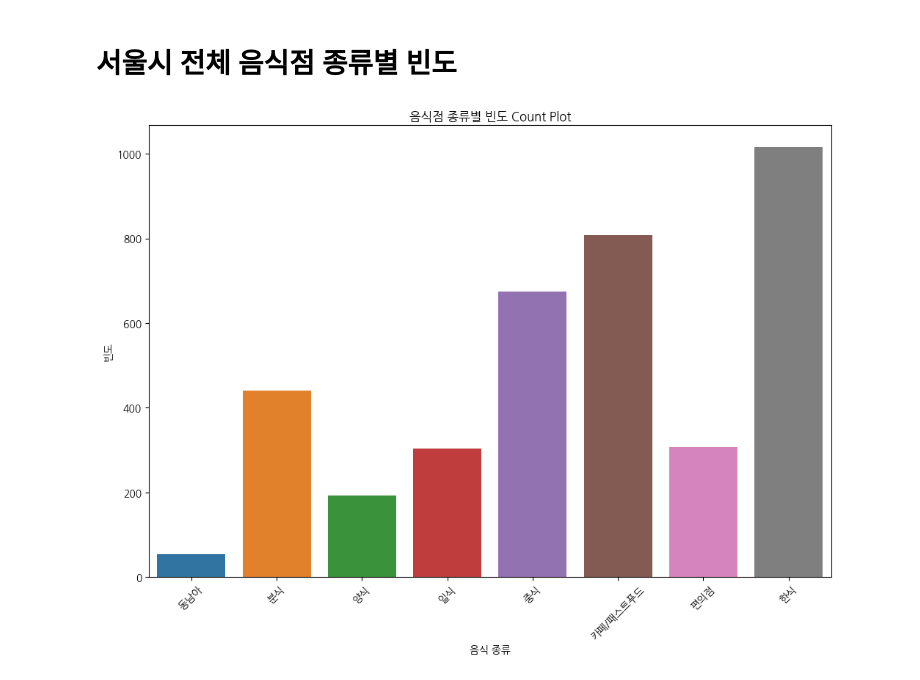
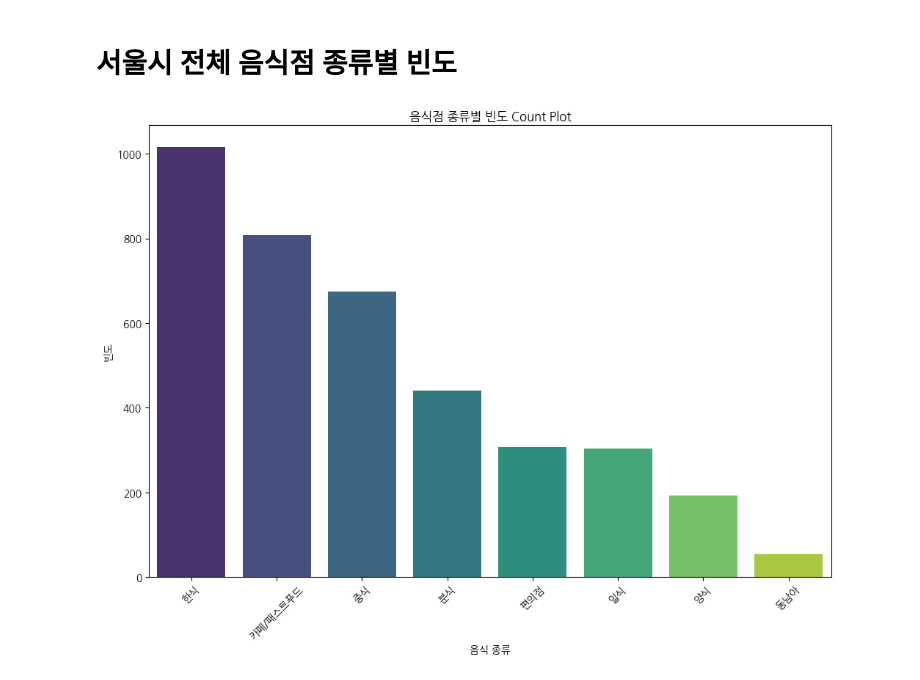
Before and after one commit to soeun21216/BIG_DATA_PROJECT, a Jupyter notebook: soeun.ipynb, the cells around one changed output. Saved outputs shown, nothing was run; the diff lists cells and outputs as text; code cells hidden in the pictures.

```diff
--- a/soeun.ipynb
+++ b/soeun.ipynb
@@ -14,18 +14,24 @@ fe = fm.FontEntry(fname=r'/usr/share/fonts/truetype/nanum/NanumGothic.ttf', name
 fm.fontManager.ttflist.insert(0, fe)  # Matplotlib에 폰트 추가
 plt.rcParams.update({'font.size': 10, 'font.family': 'NanumGothic'}) #폰트설정
 # %%
+# 데이터 호출
 df = pd.read_json('https://gist.githubusercontent.com/soeun21216/eb79a06eb23e87890500829e7f1530b9/raw/7ba88b76a1623b3a05f1b6e97e3219e44cdfc775/gistfile1.txt')
 
-# 불필요한 열 제거
-df.drop(['CTGG_CD', 'CTGG_CD', 'CTPV_CD'], axis=1, inplace=True)
+# 시군구코드, 시도명 제거
+df.drop(['CTGG_CD', 'CTPV_CD'], axis=1, inplace=True)
 
+# 컬럼명을 알아보기 쉽게 변경
 df.rename(columns={'INDTY_CGR_NM' : 'TYP_FOD', 'CTPV_NM': 'CITY_NM', 'CTGG_NM' : 'GU_NM', 'VST_RAT' : '방문비율'  }, inplace=True)
 
-# 가독성을 위해 날씨를 코드에서 계절명으로 변경
+# 날씨를 코드에서 계절명으로 변경
 df['SEASON_SP_CD'] = df['SEASON_SP_CD'].replace({1: '봄'})
 df['SEASON_SP_CD'] = df['SEASON_SP_CD'].replace({2: '여름'})
 df['SEASON_SP_CD'] = df['SEASON_SP_CD'].replace({3: '가을'})
 df['SEASON_SP_CD'] = df['SEASON_SP_CD'].replace({4: '겨울'})
+
+# 결측치가 있는 행 삭제
+df.dropna(inplace=True)
+
 df
 # %% [output]
 |  | STD_YEAR | SEASON_SP_CD | TYP_FOD | CITY_NM | GU_NM | RANK | 방문비율 |
@@ -135,11 +129,17 @@ plt.show()
 # %%
 # Count Plot 생성
 plt.figure(figsize=(12, 8))
-sns.countplot(x='TYP_FOD', data=df)
+
+# 빈도순으로 정렬한 DataFrame 생성
+sorted_df = df['TYP_FOD'].value_counts().reset_index()
+sorted_df.columns = ['TYP_FOD', '빈도']
+
+# Countplot 그리기
+sns.barplot(x='TYP_FOD', y='빈도', data=sorted_df, palette='viridis')
 plt.title('음식점 종류별 빈도 Count Plot')
 plt.xlabel('음식 종류')
 plt.ylabel('빈도')
 plt.xticks(rotation=45)  # X축 눈금 레이블 회전
 plt.show()
 # %% [output]
-[figure, old version]
+[figure, new version]
```
Also changed, not shown: parts of 8 cells of this notebook, 1 other file.
